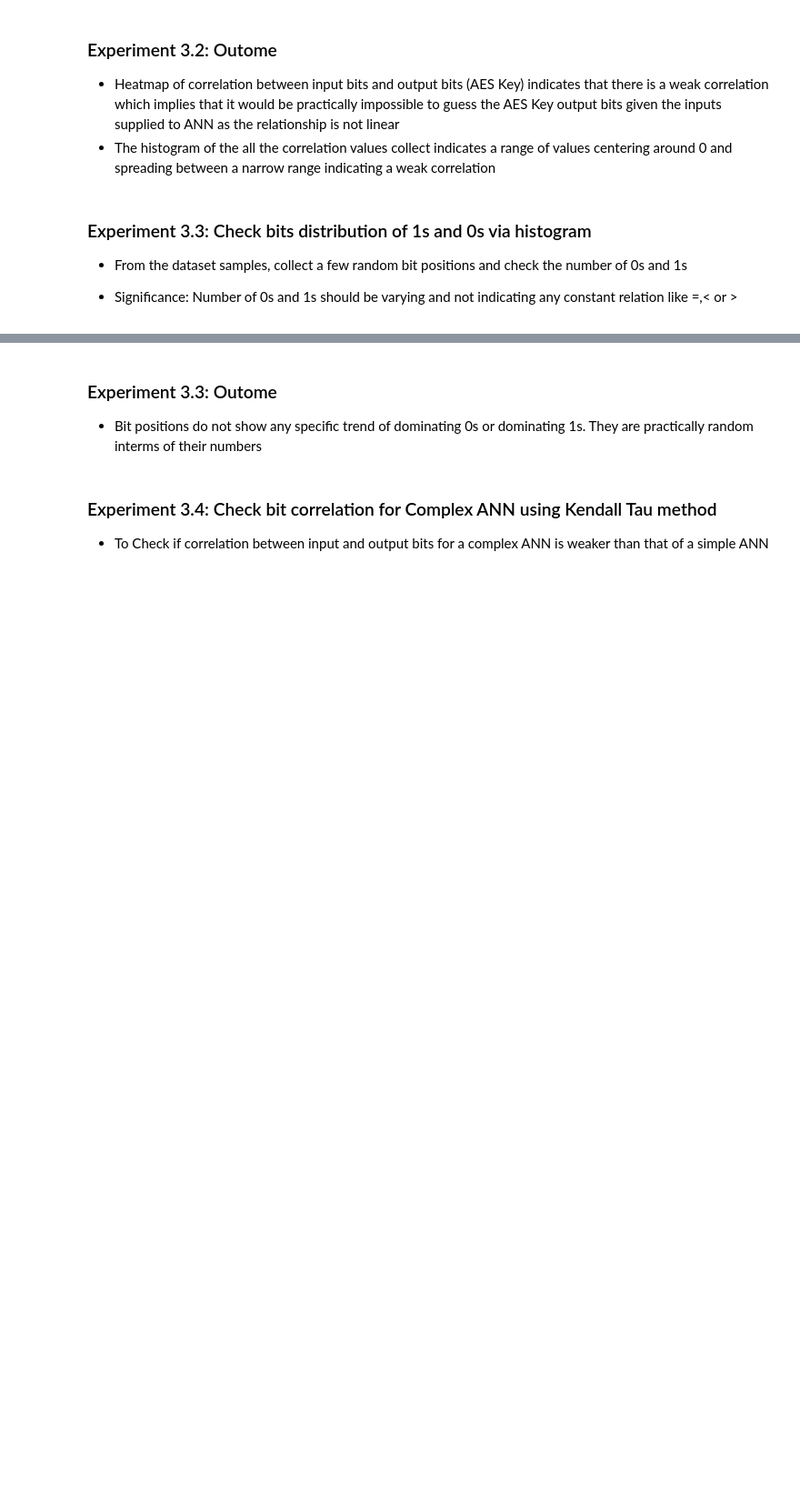
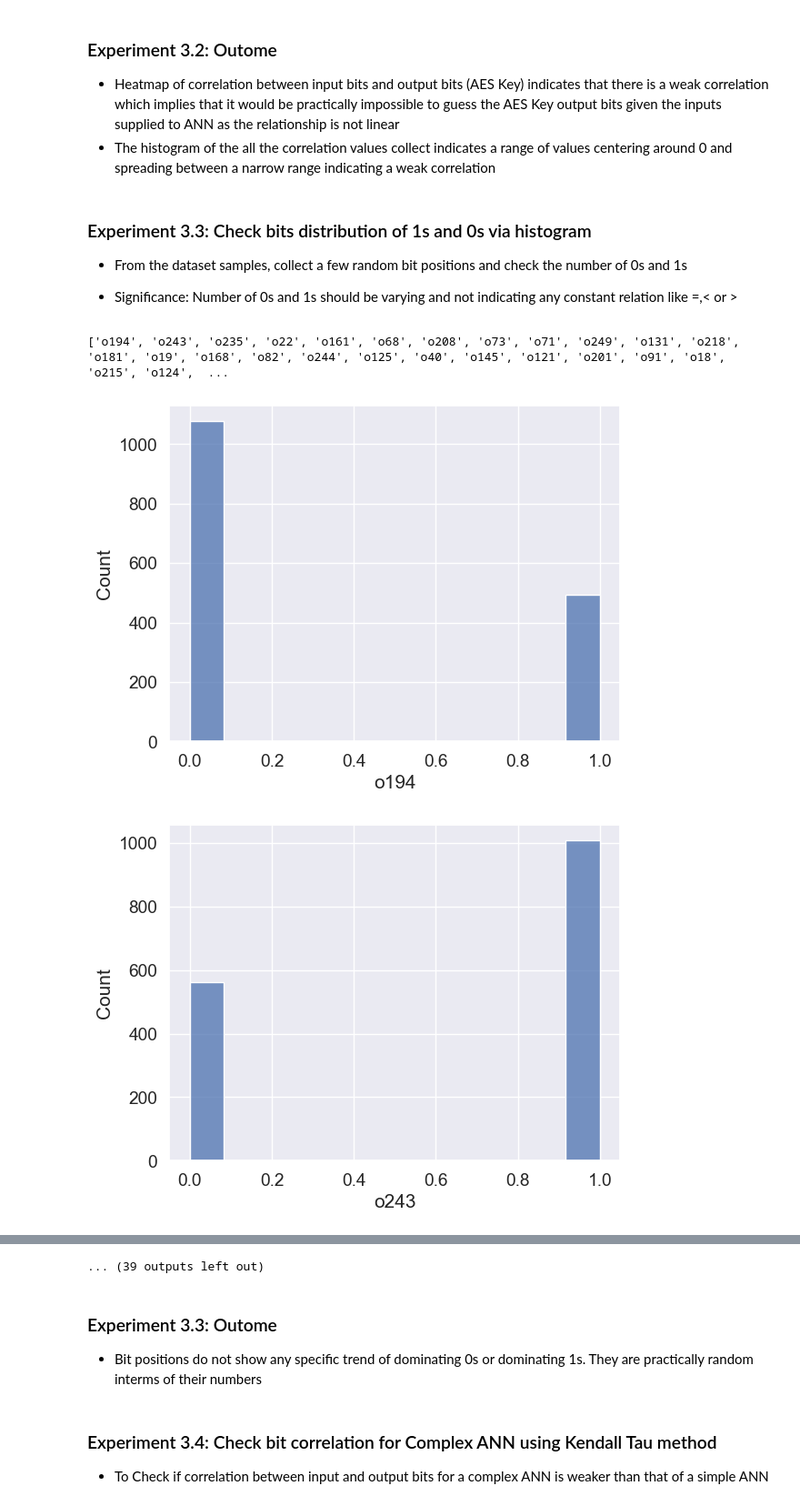
Before and after one commit to JSMitra/ForYourKeysOnly, a Jupyter notebook: FYKO_JupyterNotebook/FYKO.ipynb, the cells around one changed output, grey strips where cells are left out. Shown at 91% size. Drawn from its saved outputs; the diff is of its cells as text; code cells hidden in the pictures; blank space fills up the shorter version.

Commit message:
Jupyter notebook updated and FYKO Python Client output added

```diff
--- a/FYKO_JupyterNotebook/FYKO.ipynb
+++ b/FYKO_JupyterNotebook/FYKO.ipynb
@@ -986,8 +1032,12 @@ plt.show()
 - Significance: Number of 0s and 1s should be varying and not indicating any constant relation like =,< or >
 # %%
 # lets choose few random bit positions and check how 1s and 0s are distributed while generating various AES keys
-selected_columns = random.sample(output_columns, 10)
+selected_columns = random.sample(output_columns, 50)
 print(selected_columns)
 for c in selected_columns:
     sns.histplot(bits_df[c])
     plt.show()
+# %% [output]
+['o194', 'o243', 'o235', 'o22', 'o161', 'o68', 'o208', 'o73', 'o71', 'o249', 'o131', 'o218', 'o181', 'o19', 'o168', 'o82', 'o244', 'o125', 'o40', 'o145', 'o121', 'o201', 'o91', 'o18', 'o215', 'o124',  ...
+[figure, added]
+[figure, added]
@@ -994,3 +1053,4 @@ for c in selected_columns:
+... (39 outputs left out)
 # %% [markdown]
 ### Experiment 3.3: Outome
 - Bit positions do not show any specific trend of dominating 0s or dominating 1s. They are practically random interms of their numbers
```
Also changed, not shown: parts of 17 cells of this notebook, 1 other file.
